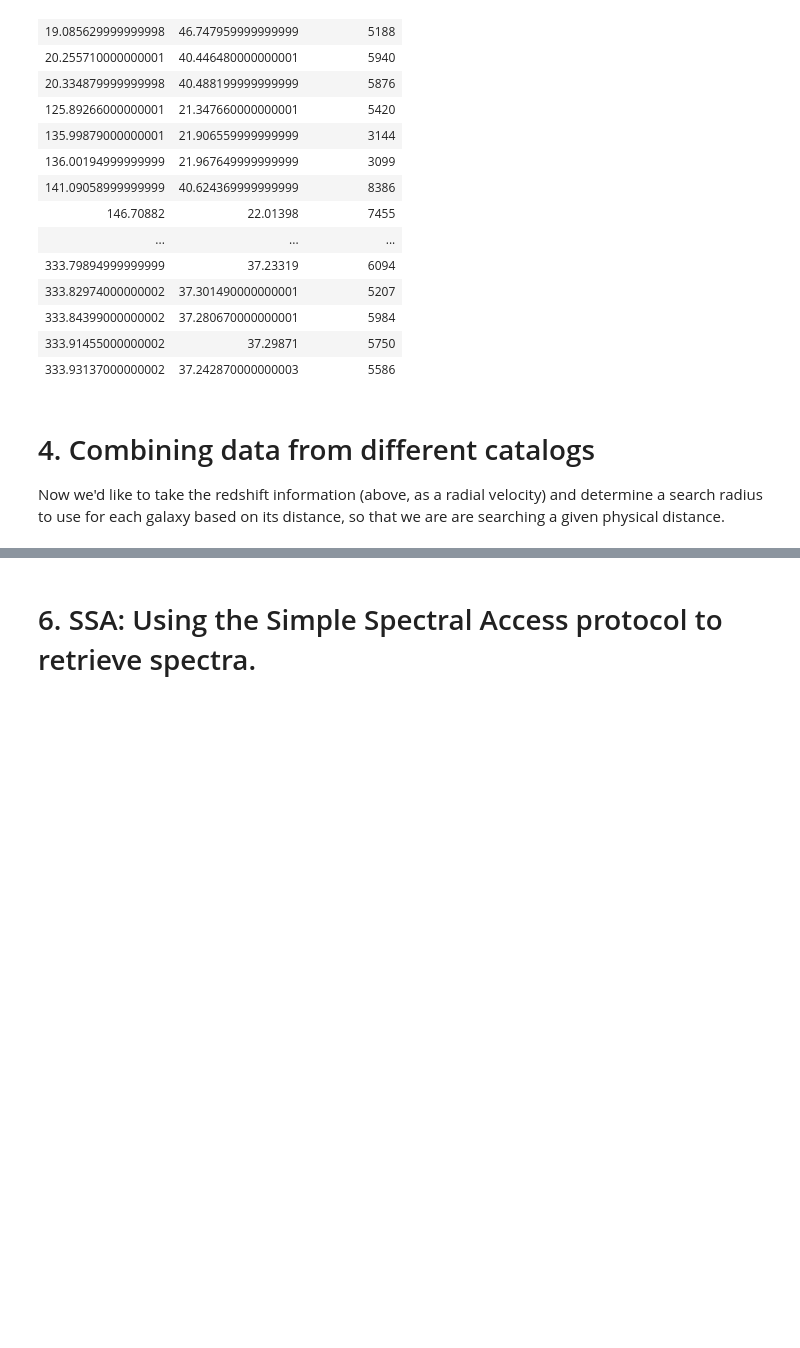
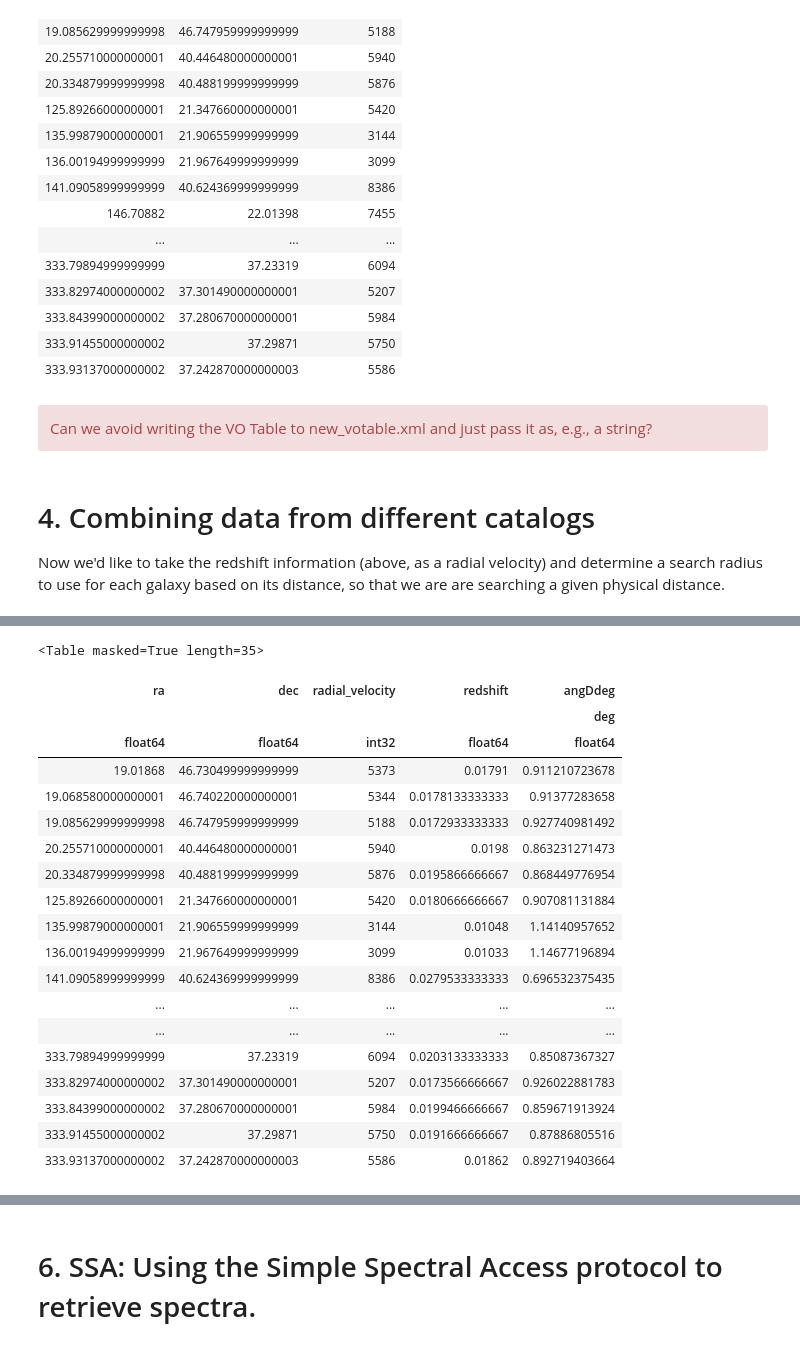
Before and after one commit to trjaffe/navo.old, a Jupyter notebook: heasarc_queries_v6.ipynb, the cells around one changed output, grey strips where cells are left out. Saved outputs shown, nothing was run; the diff lists cells and outputs as text; code cells hidden in the pictures; blank space fills up the shorter version.

```diff
--- a/heasarc_queries_v6.ipynb
+++ b/heasarc_queries_v6.ipynb
@@ -399,9 +406,8 @@ cc_params["query"]="""
 ## The name you give here (tab1) matches what's in the cc_params
 files={'uplt':open('new_votable.xml', 'rb')}
 r = requests.post('https://heasarc.gsfc.nasa.gov/xamin/vo/tap/sync',data=cc_params,stream=True,files=files)
-#r.content
-table=Table.read(io.BytesIO(r.content))
-table
+mytable=Table.read(io.BytesIO(r.content))
+mytable
 # %% [output]
 <Table masked=True length=35>
 | ra | dec | radial_velocity |
@@ -422,6 +428,10 @@ table
 | 333.84399000000002 | 37.280670000000001 | 5984 |
 | 333.91455000000002 | 37.29871 | 5750 |
 | 333.93137000000002 | 37.242870000000003 | 5586 |
+# %% [markdown]
+<div class="alert alert-block alert-danger">
+Can we avoid writing the VO Table to new_votable.xml and just pass it as, e.g., a string?
+</div>
 # %% [markdown]
 <a id="combo"></a>
 
@@ -430,18 +440,19 @@ Now we'd like to take the redshift information (above, as a radial velocity) and
 # %%
 ## The 2MASS catalog radial_velocity is in km/s, and this is just c*z, so
 c=3.0e5 # km/s
-redshifts=table['radial_velocity'].filled(0.)/c  # Filling masked values with zero
-table['redshift']=redshifts
+redshifts=mytable['radial_velocity'].filled(0.)/c  # Filling masked values with zero
+mytable['redshift']=redshifts
 from astropy import units
-physdist=1*units.Mpc # Mpc
+physdist=100*units.Mpc # Mpc
 
 ## This needs scipy, which on my machine needed to build gcc6 from source for some odd reason.
 from astropy.cosmology import Planck15
-angDdist=Planck15.angular_diameter_distance(table['redshift'])
+angDdist=Planck15.angular_diameter_distance(mytable['redshift'])
 ## angDdist is returned from the astropy.cosmology module as a Quantity object,
 ##  i.e. a value and a unit.  Arctan is smart enough not to operate on quantities
 ##  that aren't unitless.  So angDdist.value to just get the value.
 angDrad=numpy.arctan(physdist/angDdist)
 angDdeg=angDrad*units.deg/units.rad
-angDdeg
+mytable['angDdeg']=angDdeg
+mytable
 # %% [output]
@@ -449,3 +459,23 @@ $[0.012895171,~0.012963616,~0.013344931,~0.011691222,~0.011815484,~0.012785798,~
+<Table masked=True length=35>
+| ra | dec | radial_velocity | redshift | angDdeg |
+|  |  |  |  | deg |
+| float64 | float64 | int32 | float64 | float64 |
+| 19.01868 | 46.730499999999999 | 5373 | 0.01791 | 0.911210723678 |
+| 19.068580000000001 | 46.740220000000001 | 5344 | 0.0178133333333 | 0.91377283658 |
+| 19.085629999999998 | 46.747959999999999 | 5188 | 0.0172933333333 | 0.927740981492 |
+| 20.255710000000001 | 40.446480000000001 | 5940 | 0.0198 | 0.863231271473 |
+| 20.334879999999998 | 40.488199999999999 | 5876 | 0.0195866666667 | 0.868449776954 |
+| 125.89266000000001 | 21.347660000000001 | 5420 | 0.0180666666667 | 0.907081131884 |
+| 135.99879000000001 | 21.906559999999999 | 3144 | 0.01048 | 1.14140957652 |
+| 136.00194999999999 | 21.967649999999999 | 3099 | 0.01033 | 1.14677196894 |
+| 141.09058999999999 | 40.624369999999999 | 8386 | 0.0279533333333 | 0.696532375435 |
+| ... | ... | ... | ... | ... |
+| ... | ... | ... | ... | ... |
+| 333.79894999999999 | 37.23319 | 6094 | 0.0203133333333 | 0.85087367327 |
+| 333.82974000000002 | 37.301490000000001 | 5207 | 0.0173566666667 | 0.926022881783 |
+| 333.84399000000002 | 37.280670000000001 | 5984 | 0.0199466666667 | 0.859671913924 |
+| 333.91455000000002 | 37.29871 | 5750 | 0.0191666666667 | 0.87886805516 |
+| 333.93137000000002 | 37.242870000000003 | 5586 | 0.01862 | 0.892719403664 |
 # %% [markdown]
 <a id="scs"></a>
 # 5. SCS:  Using the Simple Cone Search to query a different catalog in a loop
```
Also changed, not shown: parts of 11 cells of this notebook.
